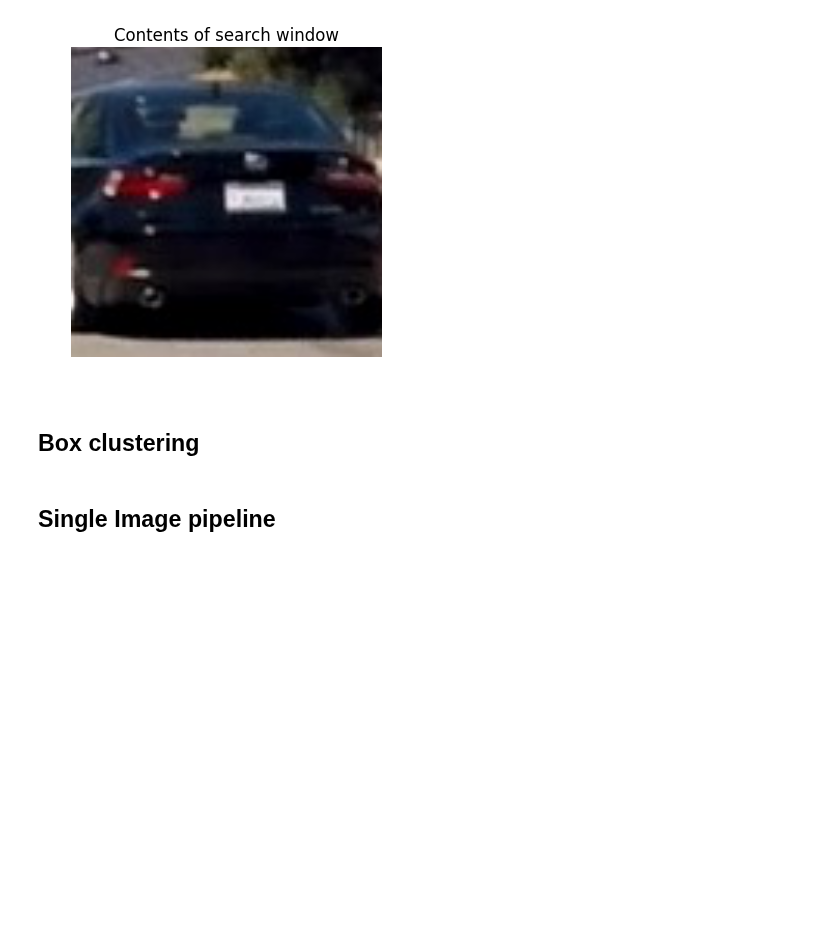
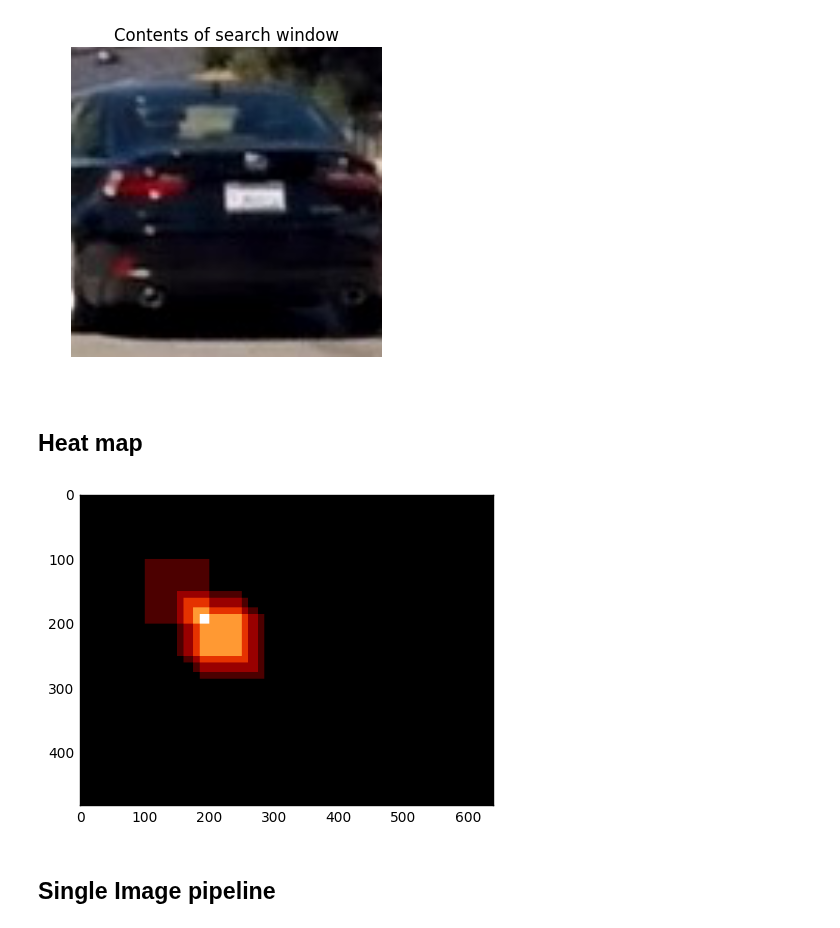
Before and after one commit to carlosgalvezp/Udacity-Self-Driving-Car-Nanodegree, a Jupyter notebook: term1/projects/p5-vehicle-detection/p5-vehicle-detection.ipynb, the cells around one changed output. Cells and saved outputs as stored; diff of their text form; code cells hidden in the pictures; blank space fills up the shorter version.

Commit message:
Implement heat map update

```diff
--- a/term1/projects/p5-vehicle-detection/p5-vehicle-detection.ipynb
+++ b/term1/projects/p5-vehicle-detection/p5-vehicle-detection.ipynb
@@ -443,5 +443,3 @@ def detect_vehicles(img, search_windows):
     for w in search_windows:
         if w.contains_vehicle(img):
             vehicle_windows.append(w)
-# %% [markdown]
-## Box clustering
@@ -451,3 +446,40 @@ def cluster_boxes(vehicle_windows):
+# %% [markdown]
+## Heat map
+# %%
+def update_heat_map(heatmap, boxes):
+    for box in boxes:
+        # Add += 1 for all pixels inside each bbox
+        x_start = box.x0
+        x_end = x_start + box.size_x
+        y_start = box.y0
+        y_end = y_start + box.size_y
+
+        heatmap[y_start:y_end, x_start:x_end] += 1
+
+    return heatmap
+
+def test_update_heat_map():
+    # Create heatmap
+    heatmap = np.zeros((480, 640), dtype = np.uint32)
+
+    # Create boxes
+    boxes = []
+    boxes.append(SearchWindow(100,100,100,100))
+    boxes.append(SearchWindow(150, 150, 100,100))
+    boxes.append(SearchWindow(160, 160, 100,100))
+    boxes.append(SearchWindow(175, 175, 100,100))
+    boxes.append(SearchWindow(185, 185, 100,100))
+
+    # Update
+    heatmap = update_heat_map(heatmap, boxes)
+
+    # Display
+    h = plt.figure()
+    plt.imshow(heatmap, cmap='gist_heat')
+
+test_update_heat_map()
+# %% [output]
+[figure, added]
 # %% [markdown]
 ## Single Image pipeline
 # %%
```
Also changed, not shown: parts of 1 cell of this notebook.
